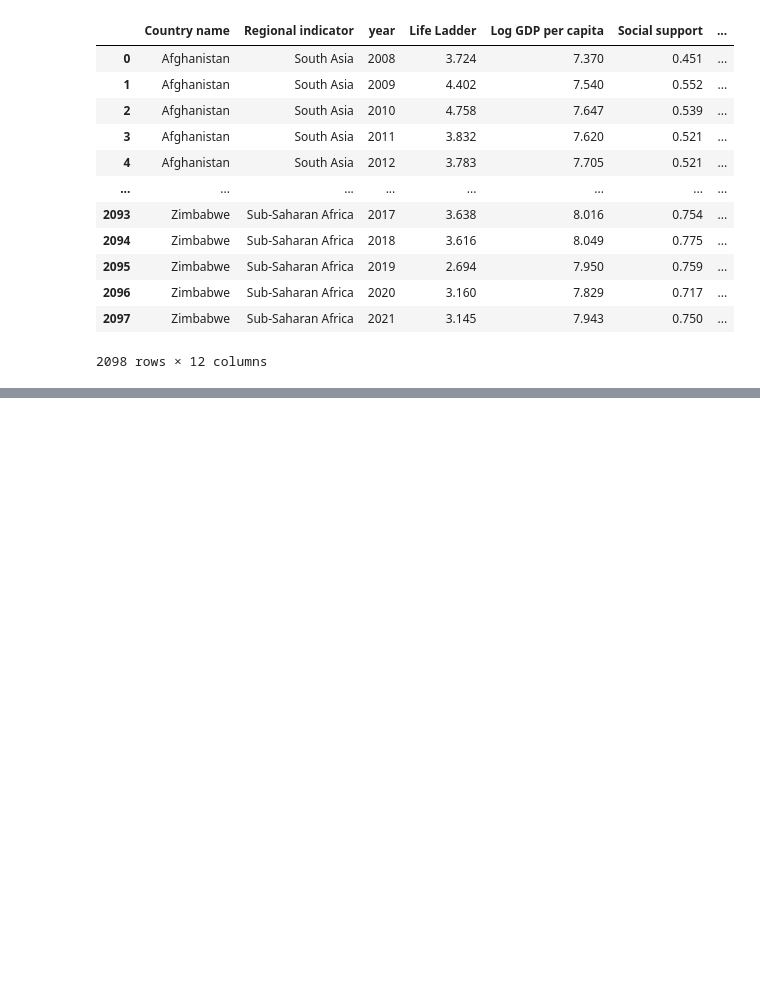
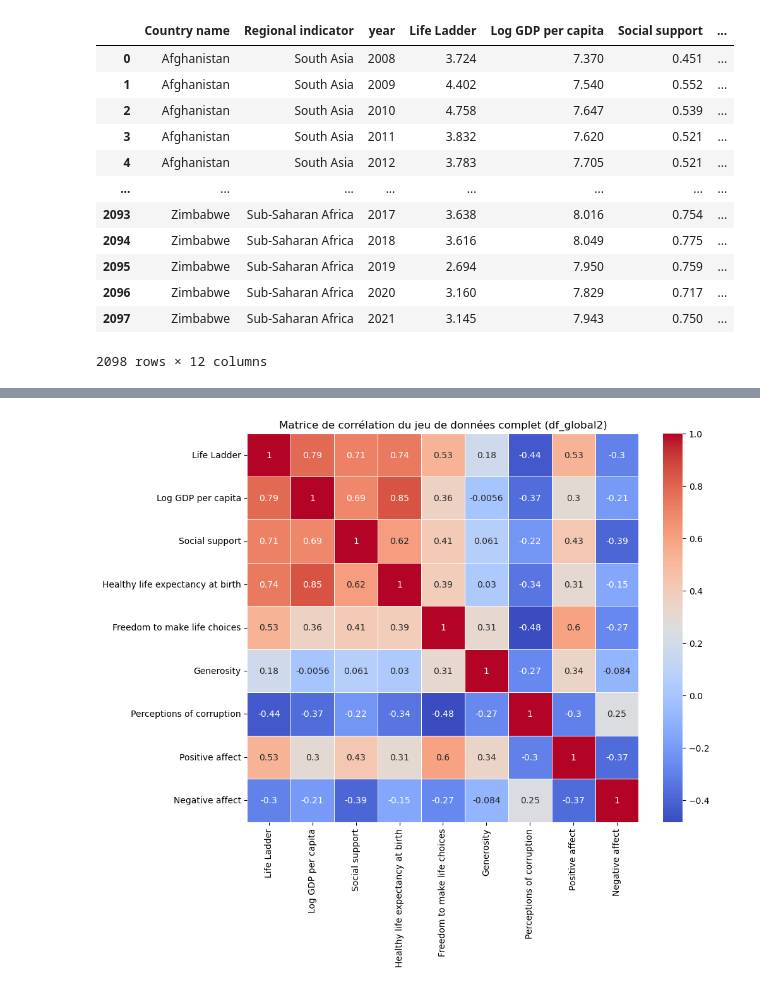
Before and after one commit to SkylerAuraArena/happinessmeter, a Jupyter notebook: notebooks/Pre_processing retraité.ipynb, the cells around one changed output, grey strips where cells are left out. Saved outputs shown, nothing was run; the diff lists cells and outputs as text; code cells hidden in the pictures; blank space fills up the shorter version.

Commit message:
Traitement pour analyse par année
Voici les étapes réalisées :
- Analyse des corrélations
- Standardisation et Normalisation
- Analyse graphique du résultat

```diff
--- a/notebooks/Pre_processing retraité.ipynb
+++ b/notebooks/Pre_processing retraité.ipynb
@@ -351,0 +458,11 @@ df_global2
+# %%
+# Calcul et affichage des corrélations pour df_global2 par une carte de chaleur (heatmap)
+correlation_matrix = df_global2[num_data_col].corr()
+correlation_matrix
+
+plt.figure(figsize=(10, 8))
+sns.heatmap(correlation_matrix, annot=True, cmap="coolwarm", linewidths=.5)
+plt.title('Matrice de corrélation du jeu de données complet (df_global2)')
+plt.show()
+# %% [output]
+[figure, added]
```
Also changed, not shown: parts of 37 cells of this notebook, 2 other files.
